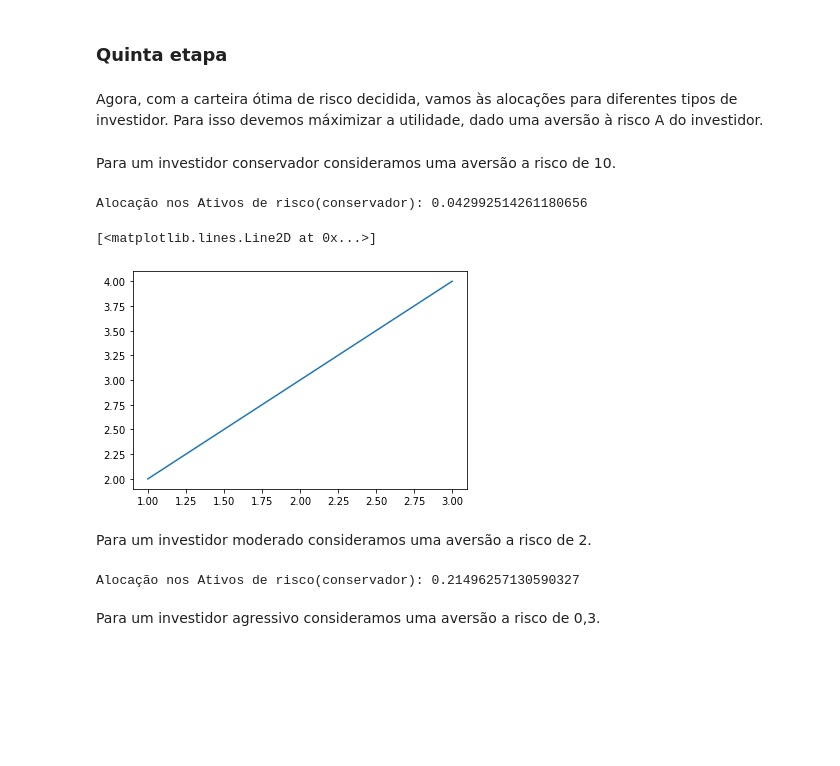
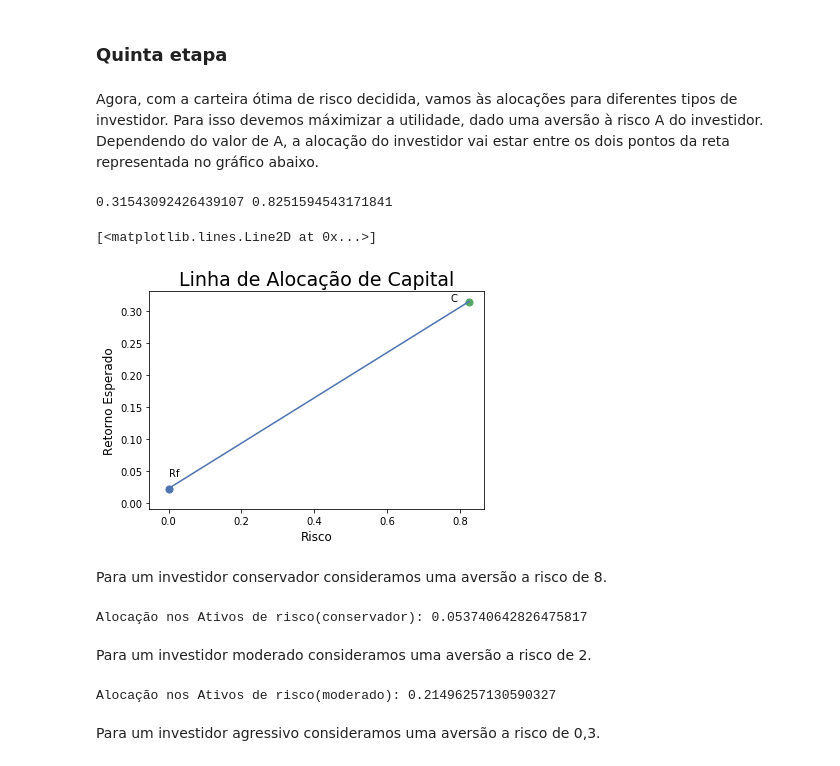
Before and after one commit to Guialiperti/APS-FIN2, a Jupyter notebook: apsfin.ipynb, the cells around one changed output. Drawn from its saved outputs; the diff is of its cells as text; code cells hidden in the pictures; blank space fills up the shorter version.

```diff
--- a/apsfin.ipynb
+++ b/apsfin.ipynb
@@ -270,38 +271,41 @@ ax = plotting.plot_efficient_frontier(cla)
 # %% [markdown]
 ### Quinta etapa
 # %% [markdown]
-Agora, com a carteira ótima de risco decidida, vamos às alocações para diferentes tipos de investidor. Para isso devemos máximizar a utilidade, dado uma aversão à risco A do investidor.
+Agora, com a carteira ótima de risco decidida, vamos às alocações para diferentes tipos de investidor. Para isso devemos máximizar a utilidade, dado uma aversão à risco A do investidor. Dependendo do valor de A, a alocação do investidor vai estar entre os dois pontos da reta representada no gráfico abaixo.
+# %%
+x_values = [0, retorno[1]]
+y_values = [rf, retorno[0]]
+print(retorno[0], retorno[1])
+plt.scatter(0, rf, s=50)
+plt.scatter(retorno[1], retorno[0], s=50)
+plt.annotate("Rf", (0, rf + 0.02))
+plt.annotate("C", (retorno[1] - 0.05, retorno[0]))
+plt.title("Linha de Alocação de Capital", fontsize=19)
+plt.xlabel("Risco", fontsize=12)
+plt.ylabel("Retorno Esperado", fontsize=12)
+plt.plot(x_values, y_values)
+# %% [output]
+0.31543092426439107 0.8251594543171841
+[<matplotlib.lines.Line2D at 0x...>]
+[figure, added]
 # %% [markdown]
-Para um investidor conservador consideramos uma aversão a risco de 10.
+Para um investidor conservador consideramos uma aversão a risco de 8.
 # %%
-a = 10
+a = 8
 dpy = retorno[1] ** 2
 wy = (retorno[0] - rf)/(a * dpy)
 print("Alocação nos Ativos de risco(conservador): {}".format(wy))
 # %% [output]
-Alocação nos Ativos de risco(conservador): 0.042992514261180656
+Alocação nos Ativos de risco(conservador): 0.053740642826475817
-# %%
-import matplotlib.pyplot as plt
-point1 = [1, 2]
-point2 = [3, 4]
-
-x_values = [point1[0], point2[0]]
-
-y_values = [point1[1], point2[1]]
-
-plt.plot(x_values, y_values)
-# %% [output]
-[<matplotlib.lines.Line2D at 0x...>]
-[figure, removed]
 # %% [markdown]
 Para um investidor moderado consideramos uma aversão a risco de 2.
 # %%
 a = 2
 dpy = retorno[1] ** 2
 wy = (retorno[0] - rf)/(a * dpy)
-print("Alocação nos Ativos de risco(conservador): {}".format(wy))
+print("Alocação nos Ativos de risco(moderado): {}".format(wy))
 # %% [output]
-Alocação nos Ativos de risco(conservador): 0.21496257130590327
+Alocação nos Ativos de risco(moderado): 0.21496257130590327
 # %% [markdown]
 Para um investidor agressivo consideramos uma aversão a risco de 0,3.
 # %%
```
Also changed, not shown: parts of 6 cells of this notebook, 2 other files.
